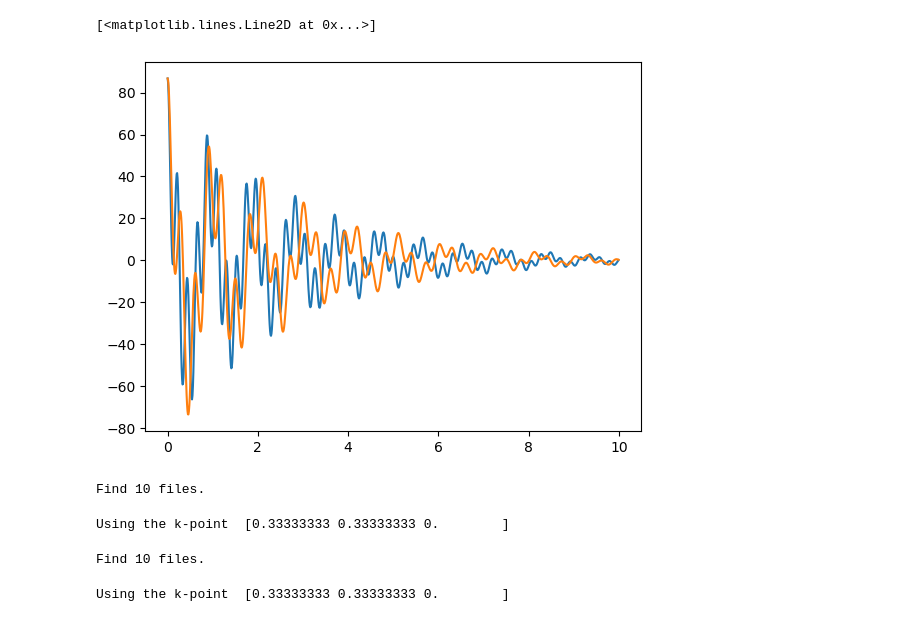
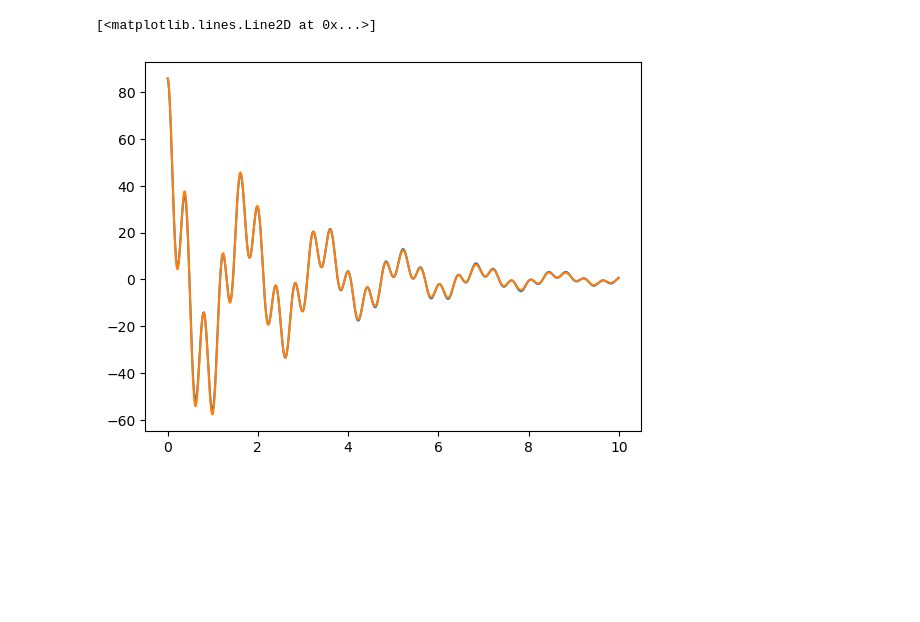
Before and after one commit to zhantaochen/ML-XPFS_Steering, a Jupyter notebook: train_model_specpred copy.ipynb, the cells around one changed output. Drawn from its saved outputs; the diff is of its cells as text; code cells hidden in the pictures; blank space fills up the shorter version.

```diff
--- a/train_model_specpred copy.ipynb
+++ b/train_model_specpred copy.ipynb
@@ -51,8 +51,14 @@ fig.tight_layout()
 # %%
-y_val = Y_val[np.random.choice(len(Y_val))]
+idx = np.random.choice(len(X_val))
+# idx = 160
+x_val = X_val[idx]
+y_val = Y_val[idx]
 
 omega_val, inten_val = [], []
 for i in range(2):
     _omega, _inten = lorentzian(y_val[i], 0.5, y_val[i+2], minimum=0.)
     omega_val.append(_omega); inten_val.append(_inten)
 omega_val = torch.cat(omega_val); inten_val = torch.cat(inten_val)
+
+time_val = torch.arange(0,10,0.01)
+S_val = batch_spec_to_Sqt(omega_val, inten_val, time_val).sum(dim=1).squeeze()
@@ -66,2 +64,0 @@ tensor([-2.2981, -0.9301, -0.1362])
-# %%
-loss_hist = model_spec.fit_measurement(time_val, S_val, lr=0.025, maxiter=10000)
@@ -67,0 +71,7 @@ loss_hist = model_spec.fit_measurement(time_val, S_val, lr=0.025, maxiter=10000)
+# %%
+loss_hist = model_spec.fit_measurement(time_val, S_val, lr=0.025, maxiter=2000,
+    retrain_criteria=None, J_bounds=(-2.5,0), D_bounds=(-1.0,0), K_bounds=(-1.0,0),
+    supp_data_folder='data/CrI3/20221109_supp', global_dataset=train_dataset, save_param_hist=True, replace_worst_with_mean=True)
+
+# loss_hist = model_spec.fit_measurement(time_val, S_val, lr=0.05, maxiter=10000,
+#     retrain_criteria=None, J_bounds=(-2.5,0), D_bounds=(-1.0,0), K_bounds=(-1.0,0))
@@ -69,15 +103,18 @@ loss_hist = model_spec.fit_measurement(time_val, S_val, lr=0.025, maxiter=10000)
 import torch.nn.functional as F
 
 batch_size = 10
-model_spec.J.data[:] = x_val[0]
-model_spec.D.data[:] = x_val[1]
-model_spec.K.data[:] = x_val[2]
+# model_spec.J.data[:] = x_val[0]
+# model_spec.D.data[:] = x_val[1]
+# model_spec.K.data[:] = x_val[2]
 
-x = torch.cat((model_spec.J, model_spec.D, model_spec.K), dim=1)
+x = torch.cat((model_spec.J, model_spec.D), dim=1)
 y = model_spec.fc_net(x)
 omega, inten = torch.split(y, [model_spec.num_mode, model_spec.num_mode], dim=1)
 # batch x mode x time
 S_envelope = torch.exp(-torch.einsum("bm,t->bmt", F.relu(model_spec.gamma), time_val))
 S_pred = (batch_spec_to_Sqt(omega, inten, time_val) * S_envelope).sum(dim=1)
 S_pred = S_pred / S_pred[:,0,None] * S_val[0]
+
+loss_batch = (S_pred - torch.atleast_2d(S_val).repeat_interleave(batch_size,dim=0).to(S_pred)).pow(2).mean(dim=1)
+print(loss_batch)
 loss = F.mse_loss(S_pred, torch.atleast_2d(S_val).repeat_interleave(batch_size,dim=0).to(S_pred))
@@ -84,6 +148,6 @@ loss = F.mse_loss(S_pred, torch.atleast_2d(S_val).repeat_interleave(batch_size,d
 # %%
-plt.plot(time_val, S_pred.detach().cpu().T[:,0])
+plt.plot(time_val, S_pred.detach().cpu().T[:,4])
 plt.plot(time_val, S_val.detach().cpu().T)
 # %% [output]
 [<matplotlib.lines.Line2D at 0x...>]
-[figure, old version]
+[figure, new version]
@@ -97,18 +153,0 @@ eng.quit()
-# %%
-from src.utils_data import mat_to_pt
-
-mat_to_pt('data/CrI3/test', 'data/CrI3/test.pt')
-# %% [output]
-Find 10 files.
-Using the k-point  [0.33333333 0.33333333 0.        ]
-# %%
-model_spec.generate_new_data(
-    np.random.uniform(-2.5, 0.0, (10,)),
-    np.random.uniform(-1.0, 0.0, (10,)),
-    np.random.uniform(-6.0, 0.0, (10,)),
-    'data/CrI3/test/',
-    'data/CrI3/test.pt'
-)
-# %% [output]
-Find 10 files.
-Using the k-point  [0.33333333 0.33333333 0.        ]
```
Also changed, not shown: parts of 30 cells of this notebook, 18 other files.
